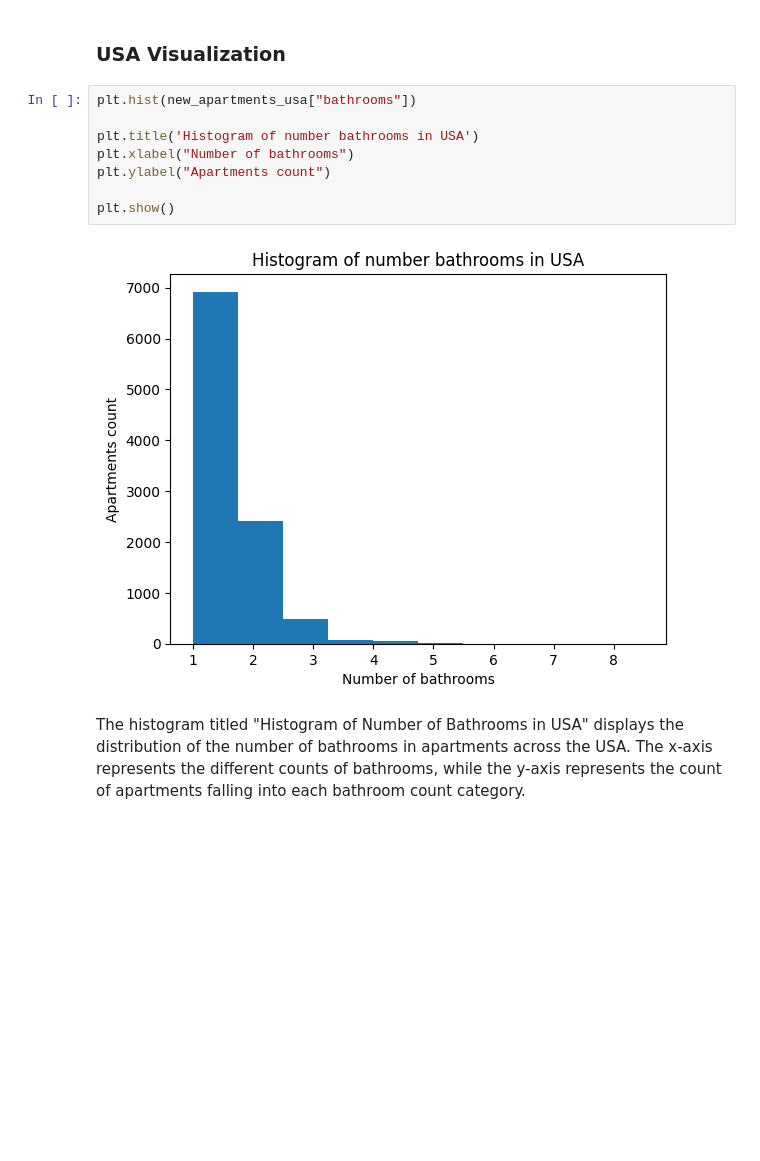
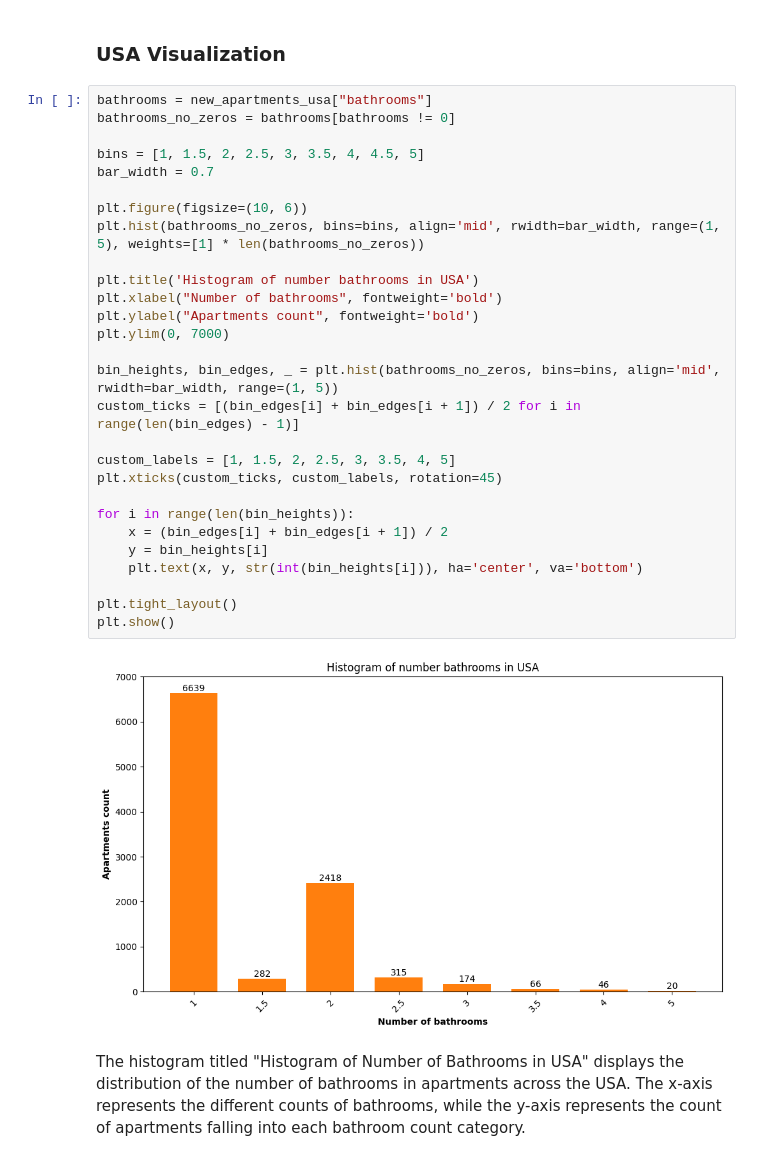
Before and after one commit to borisov5/Data-Science-June-2023, a Jupyter notebook: exam project/Ivelin_Borisov_project.ipynb, the cells around one changed output. Drawn from its saved outputs; the diff is of its cells as text; blank space fills up the shorter version.

```diff
--- a/exam project/Ivelin_Borisov_project.ipynb
+++ b/exam project/Ivelin_Borisov_project.ipynb
@@ -523,15 +524,35 @@ dtype: object
 Data visualization is a powerful tool that allows us to gain insights, identify patterns, and communicate findings effectively. In this phase, we will create various visualizations to explore and understand the dataset's characteristics, relationships, and distributions.
 # %% [markdown]
 ### USA Visualization
-# %%
-plt.hist(new_apartments_usa["bathrooms"])
-
-plt.title('Histogram of number bathrooms in USA')
-plt.xlabel("Number of bathrooms")
-plt.ylabel("Apartments count")
-
-plt.show()
-# %% [output]
-[figure, removed]
+# %%
+bathrooms = new_apartments_usa["bathrooms"]
+bathrooms_no_zeros = bathrooms[bathrooms != 0]
+
+bins = [1, 1.5, 2, 2.5, 3, 3.5, 4, 4.5, 5]
+bar_width = 0.7
+
+plt.figure(figsize=(10, 6))
+plt.hist(bathrooms_no_zeros, bins=bins, align='mid', rwidth=bar_width, range=(1, 5), weights=[1] * len(bathrooms_no_zeros))
+
+plt.title('Histogram of number bathrooms in USA')
+plt.xlabel("Number of bathrooms", fontweight='bold')
+plt.ylabel("Apartments count", fontweight='bold')
+plt.ylim(0, 7000)
+
+bin_heights, bin_edges, _ = plt.hist(bathrooms_no_zeros, bins=bins, align='mid', rwidth=bar_width, range=(1, 5))
+custom_ticks = [(bin_edges[i] + bin_edges[i + 1]) / 2 for i in range(len(bin_edges) - 1)]
+
+custom_labels = [1, 1.5, 2, 2.5, 3, 3.5, 4, 5]
+plt.xticks(custom_ticks, custom_labels, rotation=45)
+
+for i in range(len(bin_heights)):
+    x = (bin_edges[i] + bin_edges[i + 1]) / 2
+    y = bin_heights[i]
+    plt.text(x, y, str(int(bin_heights[i])), ha='center', va='bottom')
+
+plt.tight_layout()
+plt.show()
+# %% [output]
+[figure, added]
 # %% [markdown]
 The histogram titled "Histogram of Number of Bathrooms in USA" displays the distribution of the number of bathrooms in apartments across the USA. The x-axis represents the different counts of bathrooms, while the y-axis represents the count of apartments falling into each bathroom count category.
```
Also changed, not shown: parts of 19 cells of this notebook, 1 other file.
